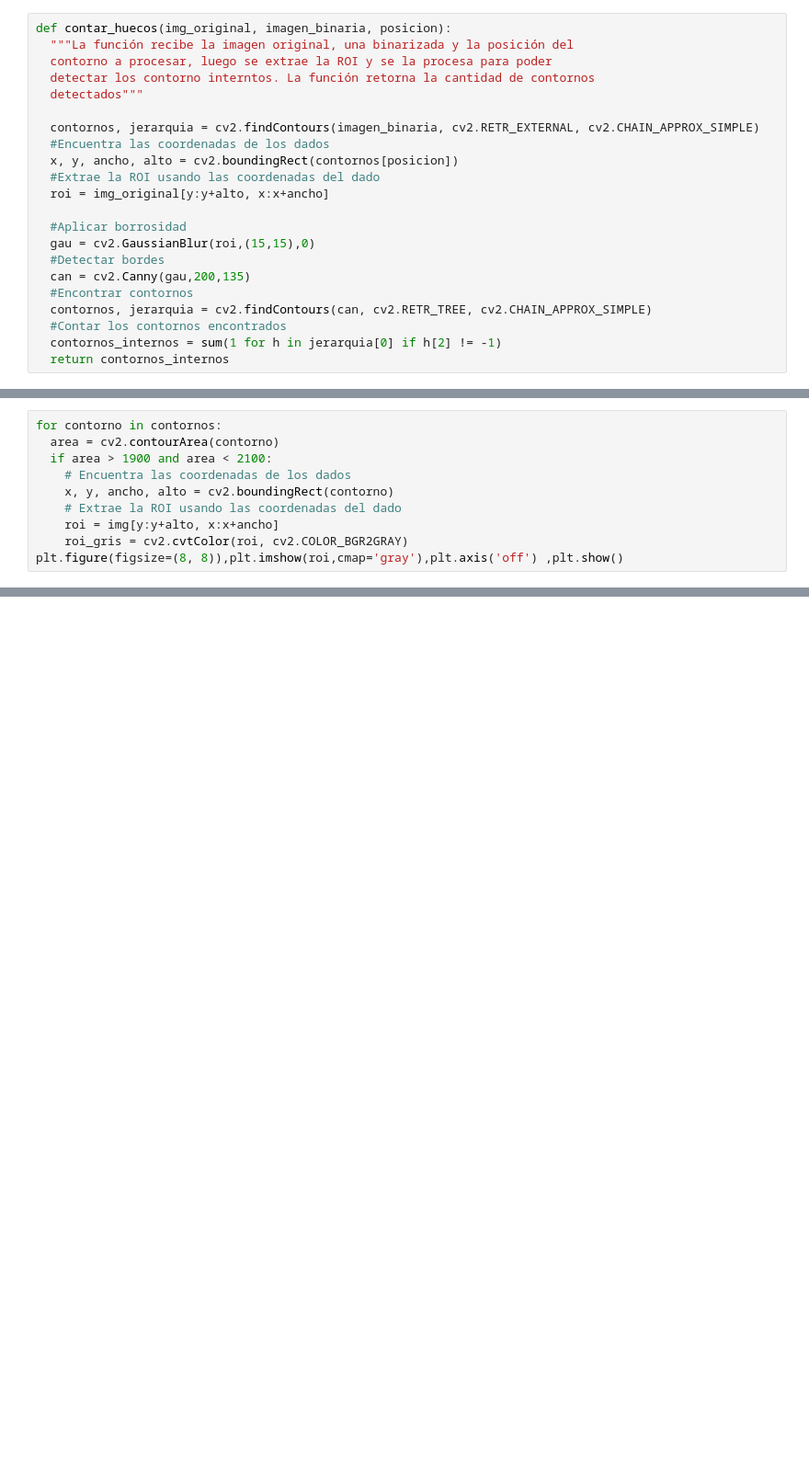
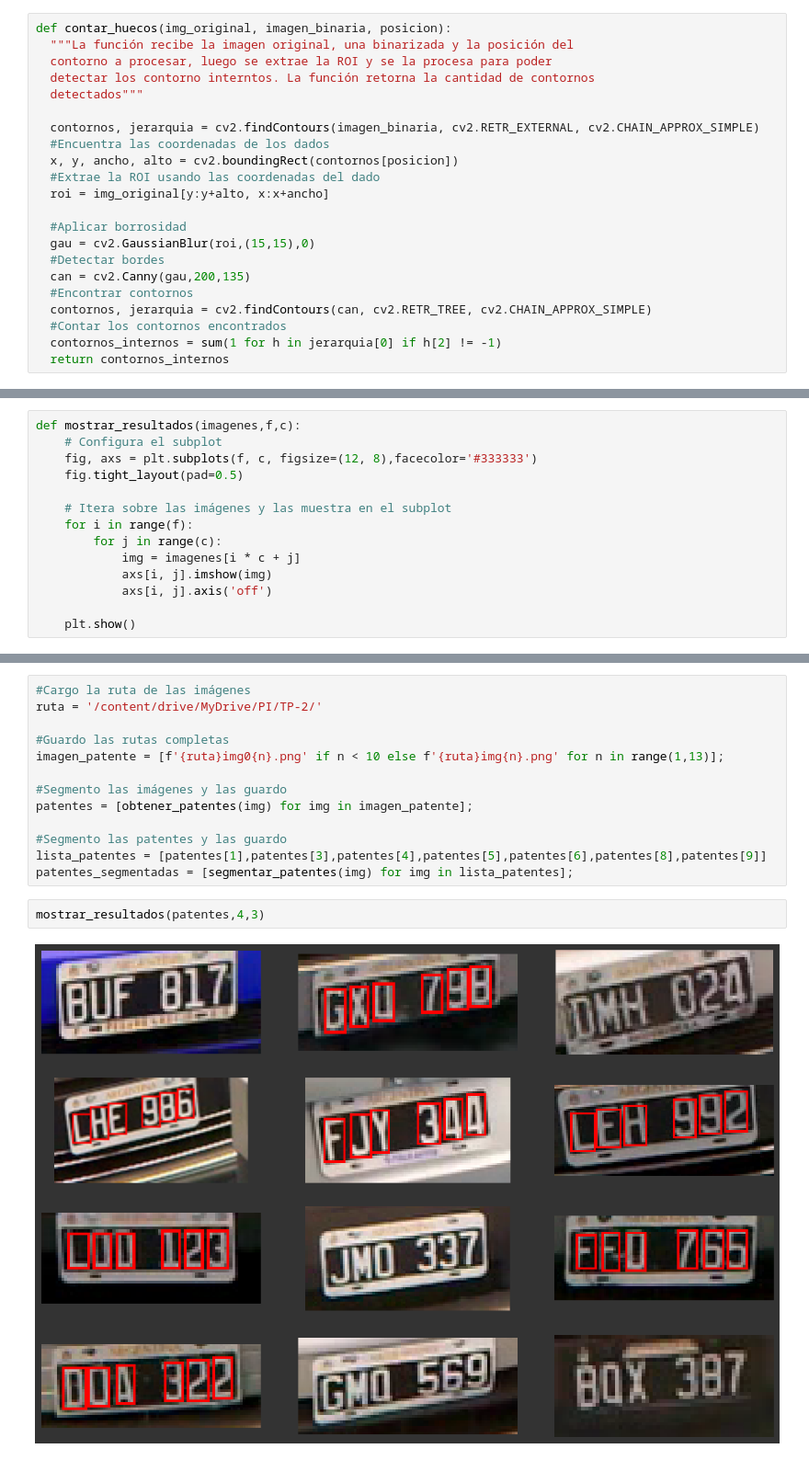
Before and after one commit to GusFontana404/NLP-TP2, a Jupyter notebook: TP2_PI.ipynb, the cells around one changed output, grey strips where cells are left out. Shown at 92% size. Cells and saved outputs as stored; diff of their text form; blank space fills up the shorter version.

```diff
--- a/TP2_PI.ipynb
+++ b/TP2_PI.ipynb
@@ -170,10 +146,0 @@ detectar_patente(img_umbral)
-# %%
-for contorno in contornos:
-  area = cv2.contourArea(contorno)
-  if area > 1900 and area < 2100:
-    # Encuentra las coordenadas de los dados
-    x, y, ancho, alto = cv2.boundingRect(contorno)
-    # Extrae la ROI usando las coordenadas del dado
-    roi = img[y:y+alto, x:x+ancho]
-    roi_gris = cv2.cvtColor(roi, cv2.COLOR_BGR2GRAY)
-plt.figure(figsize=(8, 8)),plt.imshow(roi,cmap='gray'),plt.axis('off') ,plt.show()
@@ -179,0 +199,14 @@ plt.figure(figsize=(8, 8)),plt.imshow(roi,cmap='gray'),plt.axis('off') ,plt.show
+# %%
+def mostrar_resultados(imagenes,f,c):
+    # Configura el subplot
+    fig, axs = plt.subplots(f, c, figsize=(12, 8),facecolor='#333333')
+    fig.tight_layout(pad=0.5)
+
+    # Itera sobre las imágenes y las muestra en el subplot
+    for i in range(f):
+        for j in range(c):
+            img = imagenes[i * c + j]
+            axs[i, j].imshow(img)
+            axs[i, j].axis('off')
+
+    plt.show()
@@ -188,0 +234,17 @@ plt.imshow(im_color),plt.show()
+# %%
+#Cargo la ruta de las imágenes
+ruta = '/content/drive/MyDrive/PI/TP-2/'
+
+#Guardo las rutas completas
+imagen_patente = [f'{ruta}img0{n}.png' if n < 10 else f'{ruta}img{n}.png' for n in range(1,13)];
+
+#Segmento las imágenes y las guardo
+patentes = [obtener_patentes(img) for img in imagen_patente];
+
+#Segmento las patentes y las guardo
+lista_patentes = [patentes[1],patentes[3],patentes[4],patentes[5],patentes[6],patentes[8],patentes[9]]
+patentes_segmentadas = [segmentar_patentes(img) for img in lista_patentes];
+# %%
+mostrar_resultados(patentes,4,3)
+# %% [output]
+[figure, added]
```
Also changed, not shown: parts of 15 cells of this notebook.
